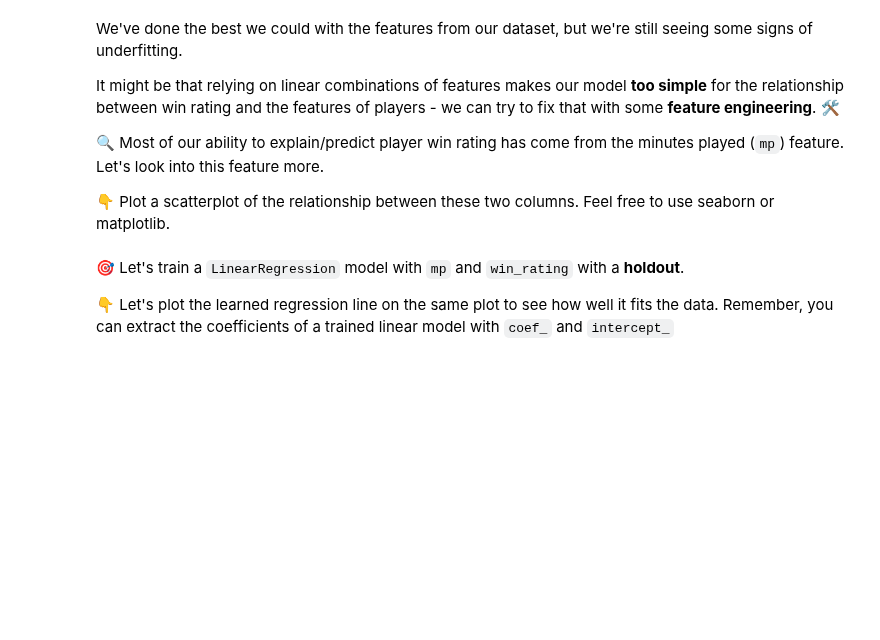
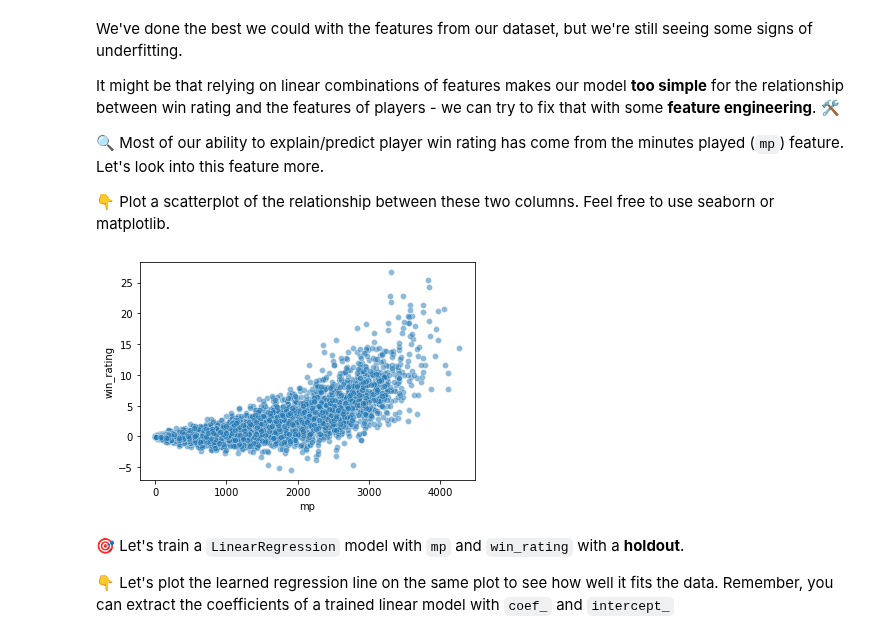
Before and after one commit to cidamla/data-learning-curves, a Jupyter notebook: Learning_Curves.ipynb, the cells around one changed output. Saved outputs shown, nothing was run; the diff lists cells and outputs as text; code cells hidden in the pictures; blank space fills up the shorter version.

```diff
--- a/Learning_Curves.ipynb
+++ b/Learning_Curves.ipynb
@@ -107,7 +166,9 @@ It might be that relying on linear combinations of features makes our model **to
 # %%
 import seaborn as sns
 
-sns.scatterplot(data=df, x='mp', y='win_rating', alpha=0.5)
+sns.scatterplot(data=nba_data, x='mp', y='win_rating', alpha=0.5);
+# %% [output]
+[figure, added]
 # %% [markdown]
 🎯 Let's train a `LinearRegression` model with `mp` and `win_rating` with a **holdout**.
 
```
Also changed, not shown: parts of 32 cells of this notebook.
